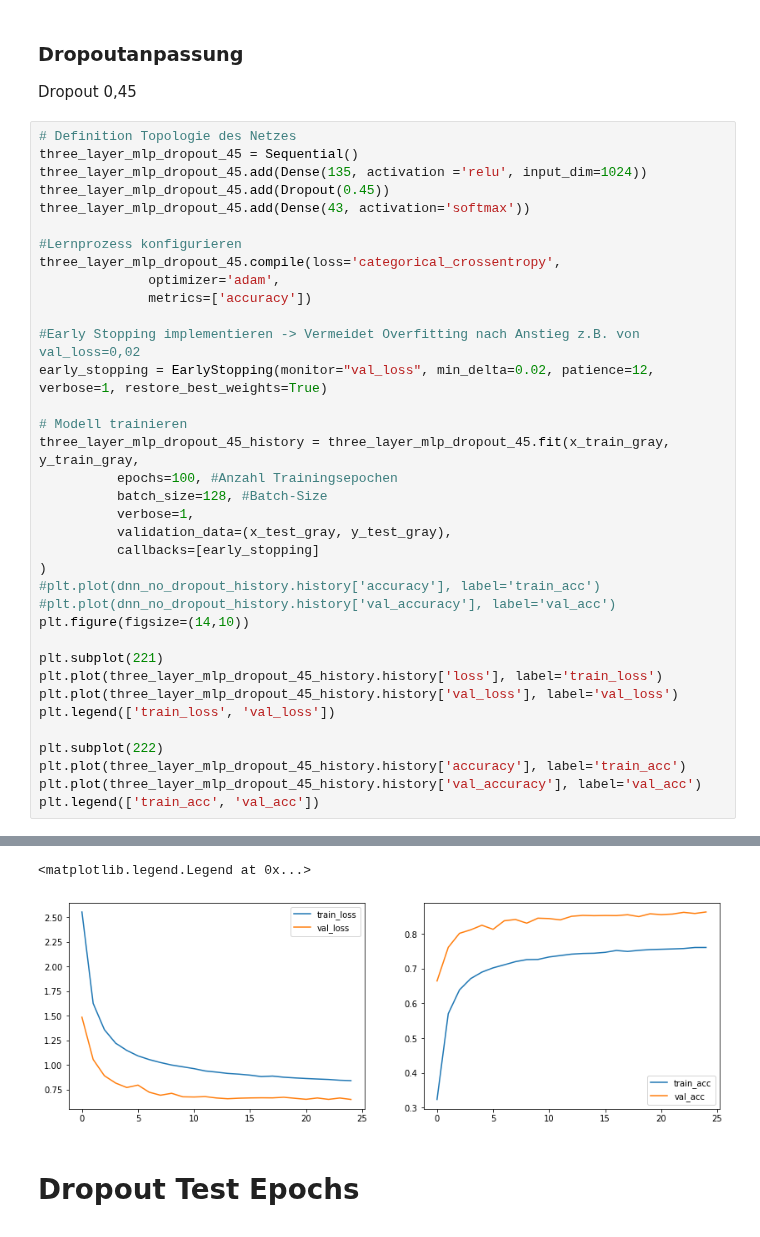
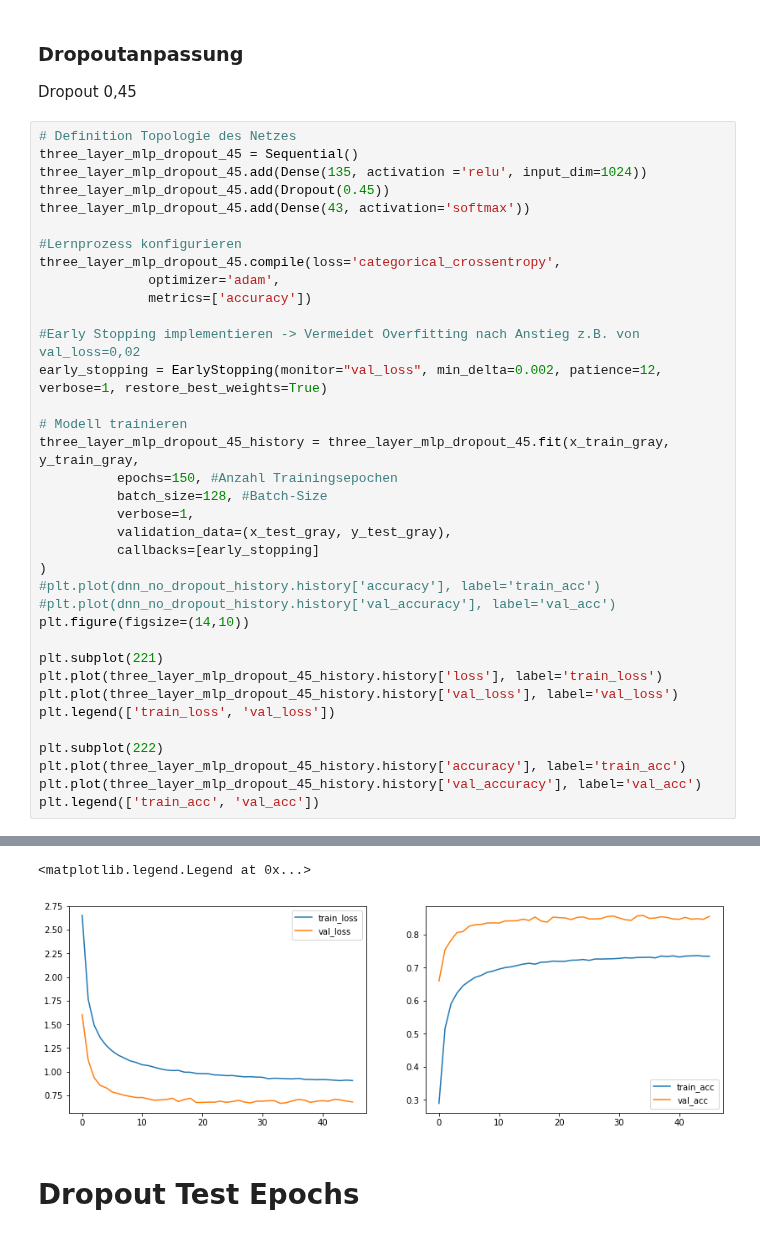
Before and after one commit to nmaaiken/neuro_modularbeit, a Jupyter notebook: 1_Hidden_Layer_Final.ipynb, the cells around one changed output, grey strips where cells are left out. Cells and saved outputs as stored; diff of their text form.

Commit message:
Dropout 0,45 Netz mit anderem Early Stopping

```diff
--- a/1_Hidden_Layer_Final.ipynb
+++ b/1_Hidden_Layer_Final.ipynb
@@ -664,11 +664,11 @@ three_layer_mlp_dropout_45.compile(loss='categorical_crossentropy',
               metrics=['accuracy'])
 
 #Early Stopping implementieren -> Vermeidet Overfitting nach Anstieg z.B. von val_loss=0,02
-early_stopping = EarlyStopping(monitor="val_loss", min_delta=0.02, patience=12, verbose=1, restore_best_weights=True)
+early_stopping = EarlyStopping(monitor="val_loss", min_delta=0.002, patience=12, verbose=1, restore_best_weights=True)
 
 # Modell trainieren
 three_layer_mlp_dropout_45_history = three_layer_mlp_dropout_45.fit(x_train_gray, y_train_gray,
-          epochs=100, #Anzahl Trainingsepochen
+          epochs=150, #Anzahl Trainingsepochen
           batch_size=128, #Batch-Size
           verbose=1,
           validation_data=(x_test_gray, y_test_gray),
@@ -708,5 +708,5 @@ Epoch 25: early stopping
 <matplotlib.legend.Legend at 0x...>
-[figure, old version]
+[figure, new version]
 # %% [markdown]
 # Dropout Test Epochs
 # %%
```
Also changed, not shown: parts of 1 cell of this notebook.
